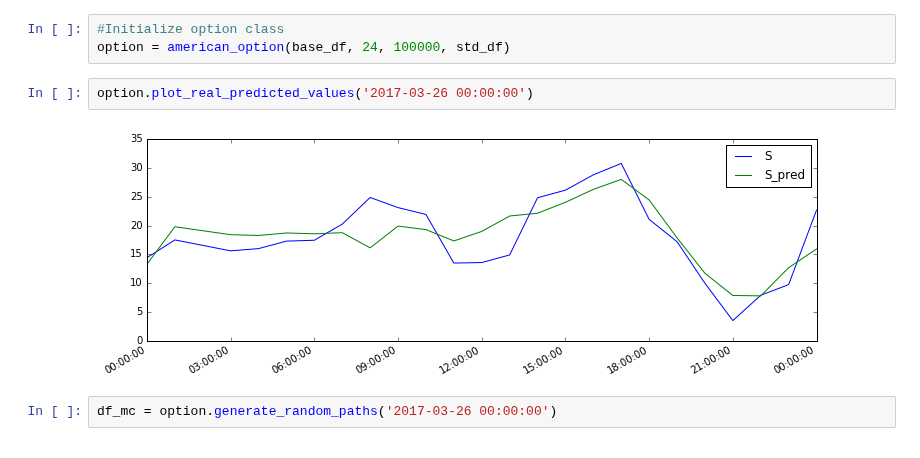
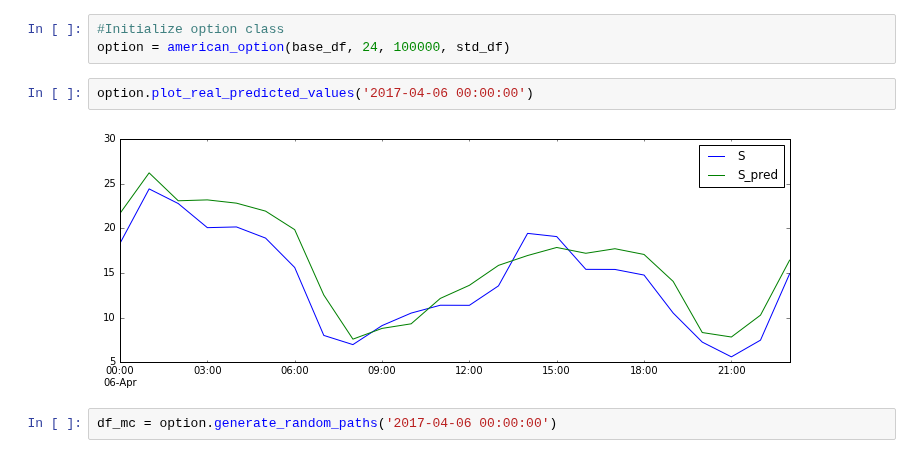
Before and after one commit to NonoMalpi/Secondary_band, a Jupyter notebook: American Option.ipynb, the cells around one changed output. Cells and saved outputs as stored; diff of their text form.

```diff
--- a/American Option.ipynb
+++ b/American Option.ipynb
@@ -19,9 +19,9 @@ np.random.seed(0)
 #Initialize option class
 option = american_option(base_df, 24, 100000, std_df)
 # %%
-option.plot_real_predicted_values('2017-03-26 00:00:00')
+option.plot_real_predicted_values('2017-04-06 00:00:00')
 # %% [output]
-[figure, old version]
+[figure, new version]
 # %%
-df_mc = option.generate_random_paths('2017-03-26 00:00:00')
+df_mc = option.generate_random_paths('2017-04-06 00:00:00')
 # %%
```
Also changed, not shown: parts of 3 cells of this notebook, 1 other file.
